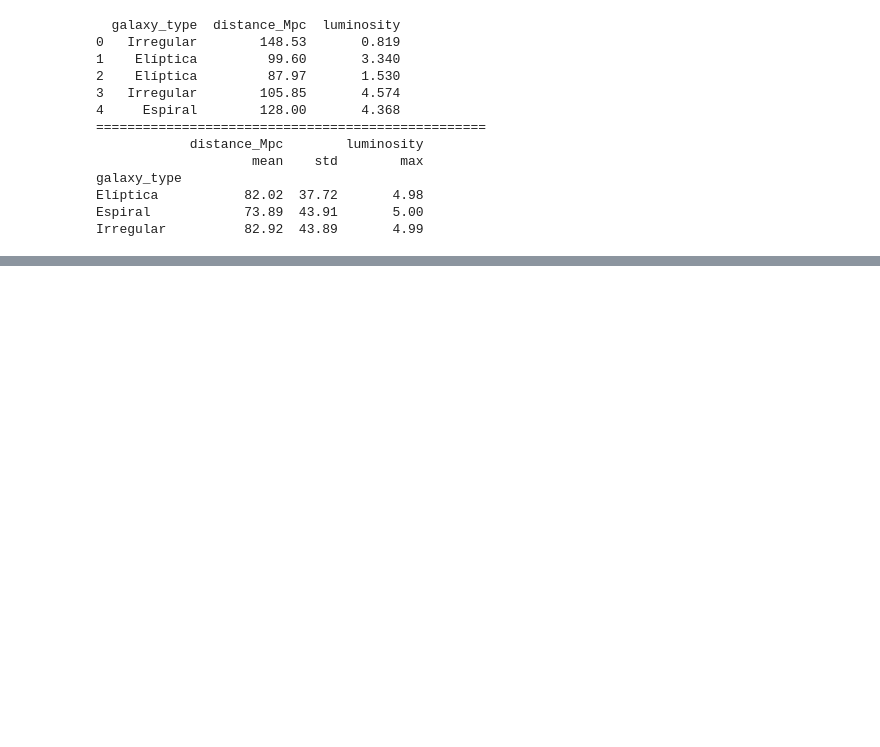
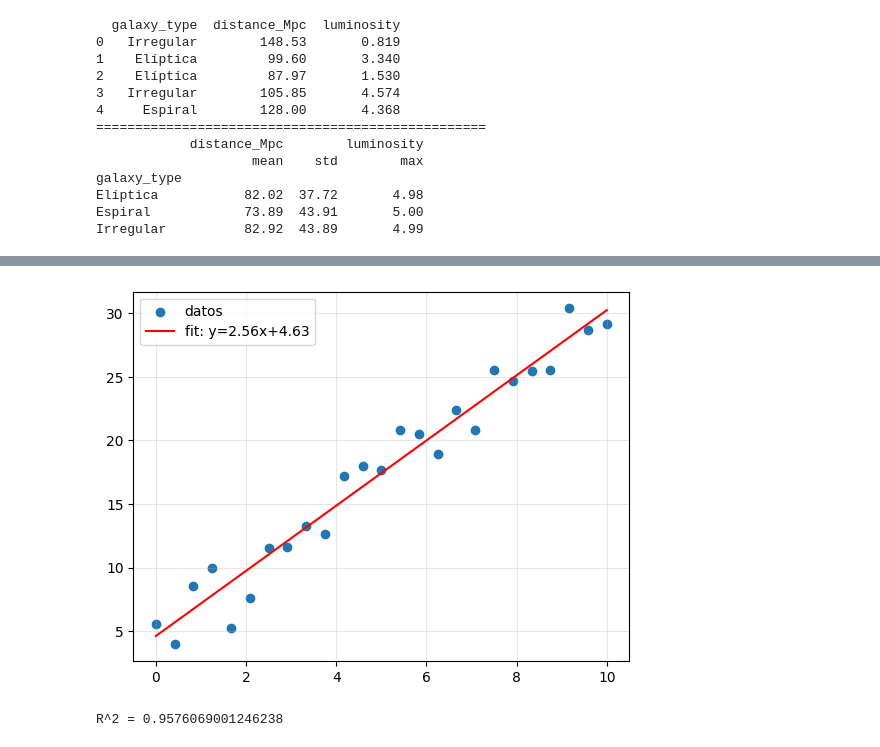
Before and after one commit to jperaltac/pcfi161, a Jupyter notebook: lectures/Test.ipynb, the cells around one changed output, grey strips where cells are left out. Drawn from its saved outputs; the diff is of its cells as text; code cells hidden in the pictures; blank space fills up the shorter version.

```diff
--- a/lectures/Test.ipynb
+++ b/lectures/Test.ipynb
@@ -1108,0 +1237,20 @@ Irregular          82.92  43.89       4.99
+# %%
+import numpy as np
+import matplotlib.pyplot as plt
+
+# Supongamos y = m x + b + ruido
+m_est, b_est = np.polyfit(x, y_obs, deg=1)
+y_fit = m_est * x + b_est
+
+res = y_obs - y_fit
+SS_res = np.sum(res**2)
+SS_tot = np.sum((y_obs - np.mean(y_obs))**2)
+R2 = 1 - SS_res/SS_tot
+
+plt.scatter(x, y_obs, label='datos')
+plt.plot(x, y_fit, 'r', label=f'fit: y={m_est:.2f}x+{b_est:.2f}')
+plt.legend(); plt.grid(alpha=0.3); plt.show()
+print('R^2 =', R2)
+# %% [output]
+[figure, added]
+R^2 = 0.9576069001246238
```
Also changed, not shown: parts of 36 cells of this notebook, 13 other files.
